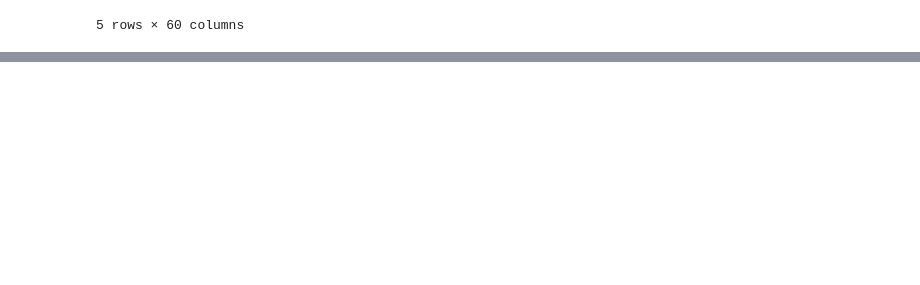
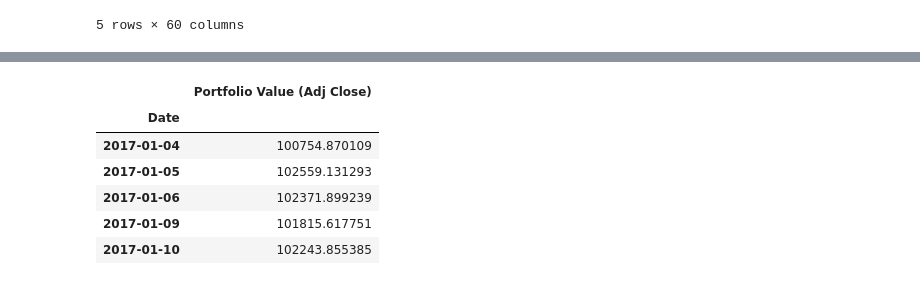
Before and after one commit to gabrieldadcarvalho/capital_market, a Jupyter notebook: 1_activity/portifoil.ipynb, the cells around one changed output, grey strips where cells are left out. Cells and saved outputs as stored; diff of their text form; code cells hidden in the pictures; blank space fills up the shorter version.

```diff
--- a/1_activity/portifoil.ipynb
+++ b/1_activity/portifoil.ipynb
@@ -59,0 +93,4 @@ ret_adj.head()
+# %%
+tot_r_adj_w = ret_adj_w.sum(axis=1)
+tot_r_clo_w = ret_clo_w.sum(axis=1)
+tot_r_adj_w.head()
@@ -59,0 +115,4 @@ ret_adj.head()
+# %%
+cum_ret_adj = (1 + tot_r_adj_w).cumprod()
+cum_ret_clo = (1 + tot_r_clo_w).cumprod()
+cum_ret_adj.head()
@@ -59,0 +127,11 @@ ret_adj.head()
+# %%
+wallet_value_adj = pd.DataFrame(cum_ret_adj * t_equity, columns=['Portfolio Value (Adj Close)'])
+wallet_value_adj.head()
+# %% [output]
+|  | Portfolio Value (Adj Close) |
+| Date |  |
+| 2017-01-04 | 100754.870109 |
+| 2017-01-05 | 102559.131293 |
+| 2017-01-06 | 102371.899239 |
+| 2017-01-09 | 101815.617751 |
+| 2017-01-10 | 102243.855385 |
```
Also changed, not shown: parts of 14 cells of this notebook.
